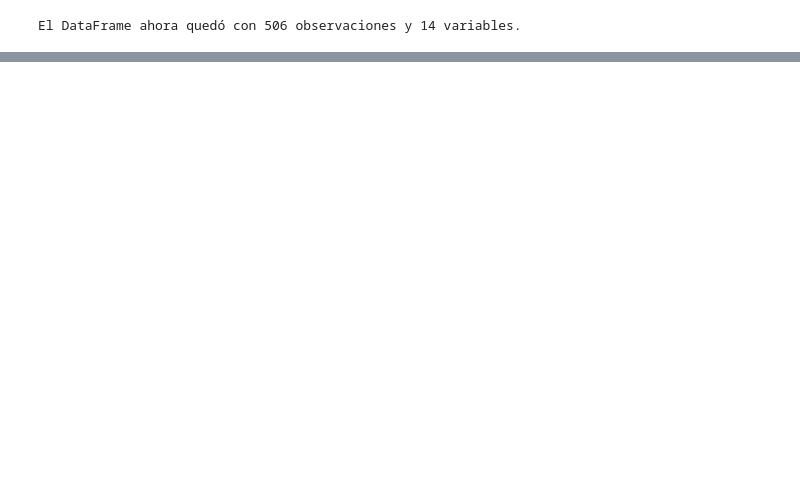
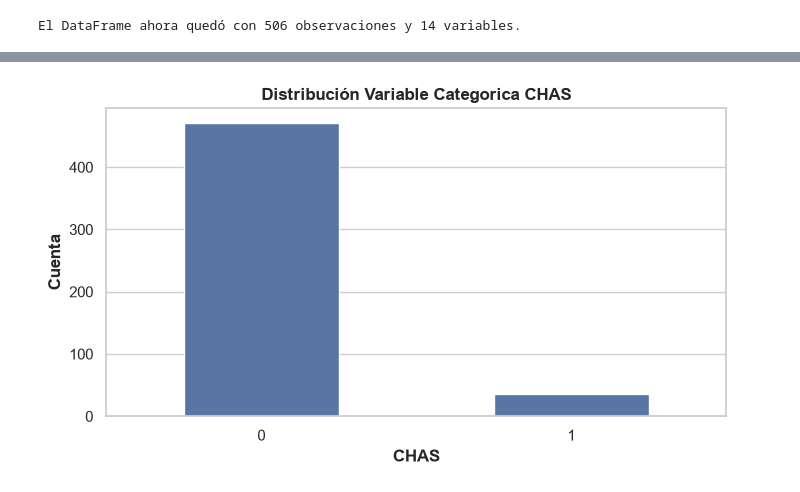
Before and after one commit to Juliansilva1/TP_AA1_Aiup_Paoloni_Silva, a Jupyter notebook: src/TP-regresion-AA1.ipynb, the cells around one changed output, grey strips where cells are left out. Cells and saved outputs as stored; diff of their text form; code cells hidden in the pictures; blank space fills up the shorter version.

```diff
--- a/src/TP-regresion-AA1.ipynb
+++ b/src/TP-regresion-AA1.ipynb
@@ -173,7 +182,7 @@ Se observa que 29 filas de 535 presentan valores faltantes (aprox. 5% de las obs
 
 Imputar consiste en estimar el valor faltante a partir del resto de la información de esa misma fila y del conjunto. Con ese nivel de deterioro queda poca información sobre la cual apoyar la estimación: esas filas entrarían al modelo con más valores construidos por nosotros que medidos, y pesarían igual que las reales durante el ajuste. Como además representan apenas el 5% de los datos, el costo de eliminarlas es bajo frente al riesgo de sesgar el modelo imputándolas.
 # %%
-house_pricing = house_pricing.dropna()
+house_pricing = house_pricing.dropna().reset_index(drop = True)
 
 print(f"El DataFrame ahora quedó con {house_pricing.shape[0]} observaciones y {house_pricing.shape[1]} variables.")
 # %% [output]
@@ -180,0 +222,6 @@ El DataFrame ahora quedó con 506 observaciones y 14 variables.
+# %%
+house_pricing['CHAS'] = house_pricing['CHAS'].astype('category')
+house_pricing['RAD'] = house_pricing['RAD'].astype('int64')
+house_pricing['TAX'] = house_pricing['TAX'].astype('int64')
+
+house_pricing.info()
@@ -180,0 +260,12 @@ El DataFrame ahora quedó con 506 observaciones y 14 variables.
+# %%
+fig, ax = plt.subplots(figsize = (8, 4))
+
+sns.countplot(house_pricing, x = 'CHAS', width = 0.5)
+ax.set_title('Distribución Variable Categorica CHAS', fontweight = 'bold')
+ax.set_xlabel('CHAS', fontweight = 'bold')
+ax.set_xticks([0, 1])
+ax.set_xticklabels(['0', '1'])
+ax.set_ylabel('Cuenta', fontweight = 'bold')
+plt.show()
+# %% [output]
+[figure, added]
```
Also changed, not shown: parts of 29 cells of this notebook.
